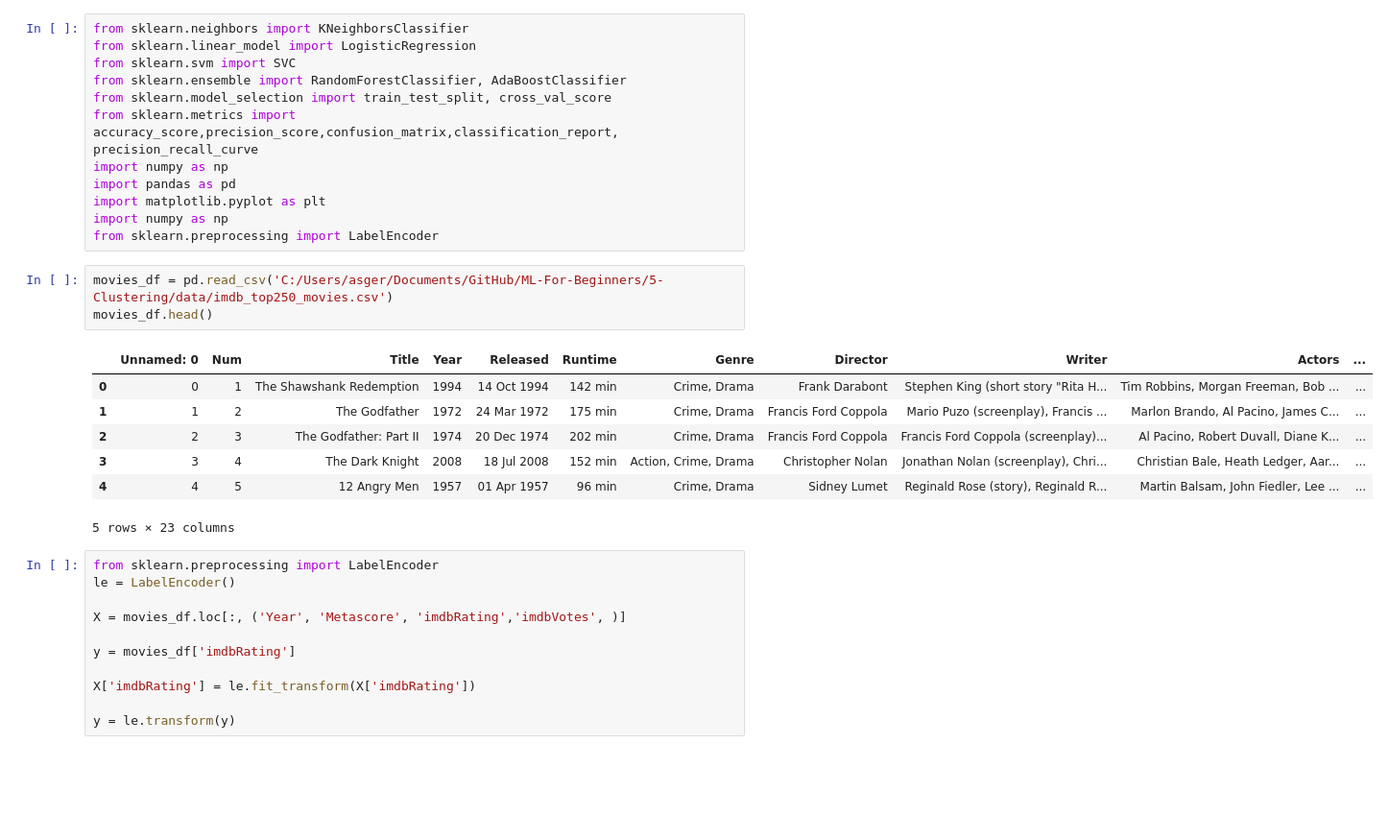
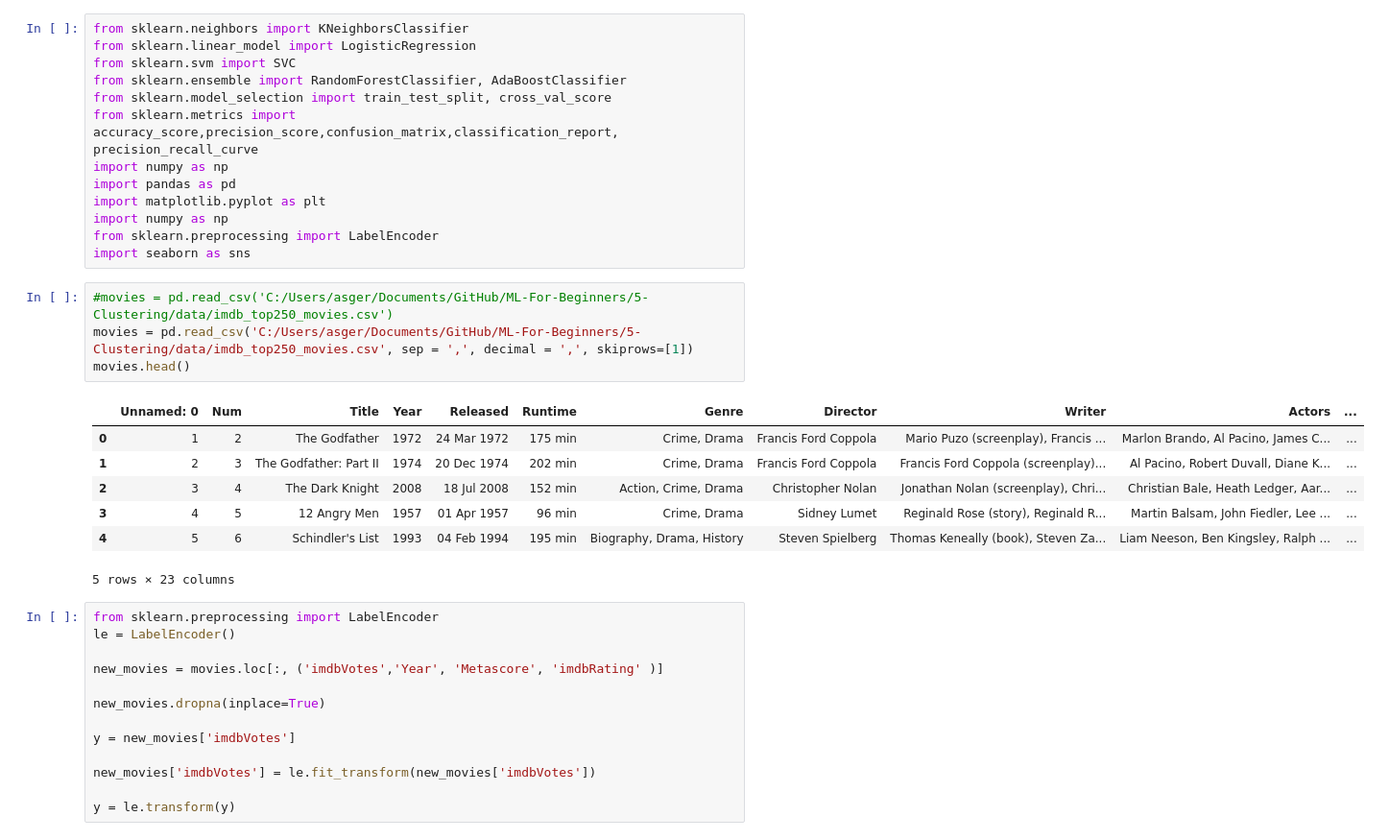
Before and after one commit to AsgerLanghoff/ML-For-Beginners, a Jupyter notebook: 5-Clustering/Hand-in4.ipynb, the cells around one changed output. Shown: that part at 96% size. Cells and saved outputs as stored; diff of their text form; blank space fills up the shorter version.

```diff
--- a/5-Clustering/Hand-in4.ipynb
+++ b/5-Clustering/Hand-in4.ipynb
@@ -10,26 +10,30 @@ import pandas as pd
 import matplotlib.pyplot as plt
 import numpy as np
 from sklearn.preprocessing import LabelEncoder
+import seaborn as sns
 # %%
-movies_df = pd.read_csv('C:/Users/asger/Documents/GitHub/ML-For-Beginners/5-Clustering/data/imdb_top250_movies.csv')
-movies_df.head()
+#movies = pd.read_csv('C:/Users/asger/Documents/GitHub/ML-For-Beginners/5-Clustering/data/imdb_top250_movies.csv')
+movies = pd.read_csv('C:/Users/asger/Documents/GitHub/ML-For-Beginners/5-Clustering/data/imdb_top250_movies.csv', sep = ',', decimal = ',', skiprows=[1])
+movies.head()
 # %% [output]
 |  | Unnamed: 0 | Num | Title | Year | Released | Runtime | Genre | Director | Writer | Actors | ... |
-| 0 | 0 | 1 | The Shawshank Redemption | 1994 | 14 Oct 1994 | 142 min | Crime, Drama | Frank Darabont | Stephen King (short story "Rita H... | Tim Robbins, Morgan Freeman, Bob ... | ... |
-| 1 | 1 | 2 | The Godfather | 1972 | 24 Mar 1972 | 175 min | Crime, Drama | Francis Ford Coppola | Mario Puzo (screenplay), Francis ... | Marlon Brando, Al Pacino, James C... | ... |
-| 2 | 2 | 3 | The Godfather: Part II | 1974 | 20 Dec 1974 | 202 min | Crime, Drama | Francis Ford Coppola | Francis Ford Coppola (screenplay)... | Al Pacino, Robert Duvall, Diane K... | ... |
-| 3 | 3 | 4 | The Dark Knight | 2008 | 18 Jul 2008 | 152 min | Action, Crime, Drama | Christopher Nolan | Jonathan Nolan (screenplay), Chri... | Christian Bale, Heath Ledger, Aar... | ... |
-| 4 | 4 | 5 | 12 Angry Men | 1957 | 01 Apr 1957 | 96 min | Crime, Drama | Sidney Lumet | Reginald Rose (story), Reginald R... | Martin Balsam, John Fiedler, Lee ... | ... |
+| 0 | 1 | 2 | The Godfather | 1972 | 24 Mar 1972 | 175 min | Crime, Drama | Francis Ford Coppola | Mario Puzo (screenplay), Francis ... | Marlon Brando, Al Pacino, James C... | ... |
+| 1 | 2 | 3 | The Godfather: Part II | 1974 | 20 Dec 1974 | 202 min | Crime, Drama | Francis Ford Coppola | Francis Ford Coppola (screenplay)... | Al Pacino, Robert Duvall, Diane K... | ... |
+| 2 | 3 | 4 | The Dark Knight | 2008 | 18 Jul 2008 | 152 min | Action, Crime, Drama | Christopher Nolan | Jonathan Nolan (screenplay), Chri... | Christian Bale, Heath Ledger, Aar... | ... |
+| 3 | 4 | 5 | 12 Angry Men | 1957 | 01 Apr 1957 | 96 min | Crime, Drama | Sidney Lumet | Reginald Rose (story), Reginald R... | Martin Balsam, John Fiedler, Lee ... | ... |
+| 4 | 5 | 6 | Schindler's List | 1993 | 04 Feb 1994 | 195 min | Biography, Drama, History | Steven Spielberg | Thomas Keneally (book), Steven Za... | Liam Neeson, Ben Kingsley, Ralph ... | ... |
 5 rows × 23 columns
 # %%
 from sklearn.preprocessing import LabelEncoder
 le = LabelEncoder()
 
-X = movies_df.loc[:, ('Year', 'Metascore', 'imdbRating','imdbVotes', )]
+new_movies = movies.loc[:, ('imdbVotes','Year', 'Metascore', 'imdbRating' )]
 
-y = movies_df['imdbRating']
+new_movies.dropna(inplace=True)
 
-X['imdbRating'] = le.fit_transform(X['imdbRating'])
+y = new_movies['imdbVotes']
+
+new_movies['imdbVotes'] = le.fit_transform(new_movies['imdbVotes'])
 
 y = le.transform(y)
 # %%
```
Also changed, not shown: parts of 11 cells of this notebook, 1 other file.
